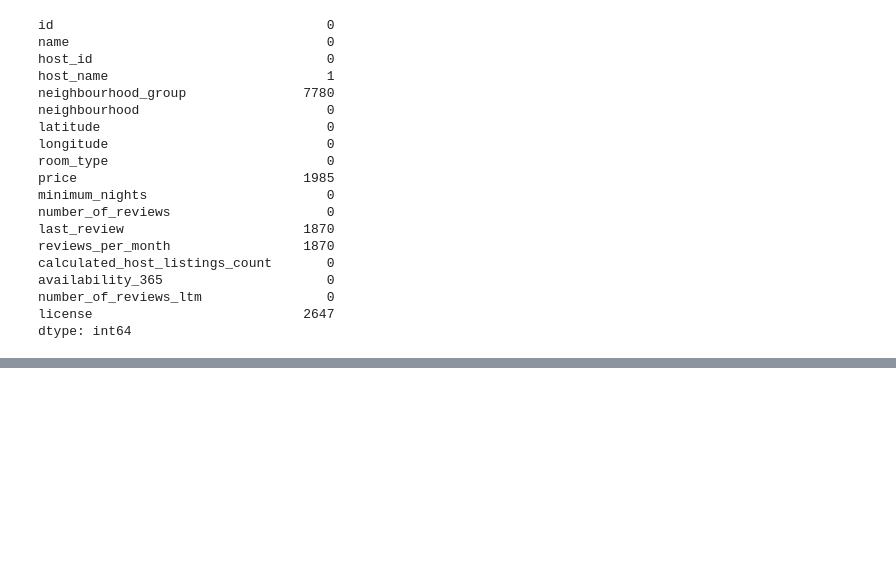
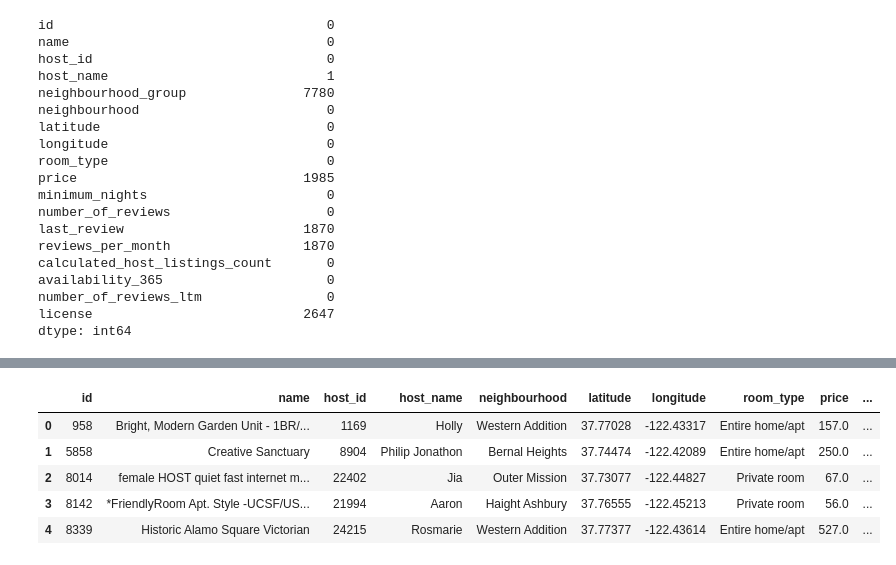
Before and after one commit to matteosaisi/airbnb-pricing-optimization, a Jupyter notebook: notebooks/02_data_cleaning_and_modeling.ipynb, the cells around one changed output, grey strips where cells are left out. Saved outputs shown, nothing was run; the diff lists cells and outputs as text; code cells hidden in the pictures; blank space fills up the shorter version.

```diff
--- a/notebooks/02_data_cleaning_and_modeling.ipynb
+++ b/notebooks/02_data_cleaning_and_modeling.ipynb
@@ -91,0 +118,9 @@ df
+# %%
+df_clean.head()
+# %% [output]
+|  | id | name | host_id | host_name | neighbourhood | latitude | longitude | room_type | price | ... |
+| 0 | 958 | Bright, Modern Garden Unit - 1BR/... | 1169 | Holly | Western Addition | 37.77028 | -122.43317 | Entire home/apt | 157.0 | ... |
+| 1 | 5858 | Creative Sanctuary | 8904 | Philip Jonathon | Bernal Heights | 37.74474 | -122.42089 | Entire home/apt | 250.0 | ... |
+| 2 | 8014 | female HOST quiet fast internet m... | 22402 | Jia | Outer Mission | 37.73077 | -122.44827 | Private room | 67.0 | ... |
+| 3 | 8142 | *FriendlyRoom Apt. Style -UCSF/US... | 21994 | Aaron | Haight Ashbury | 37.76555 | -122.45213 | Private room | 56.0 | ... |
+| 4 | 8339 | Historic Alamo Square Victorian | 24215 | Rosmarie | Western Addition | 37.77377 | -122.43614 | Entire home/apt | 527.0 | ... |
```
Also changed, not shown: parts of 6 cells of this notebook.
